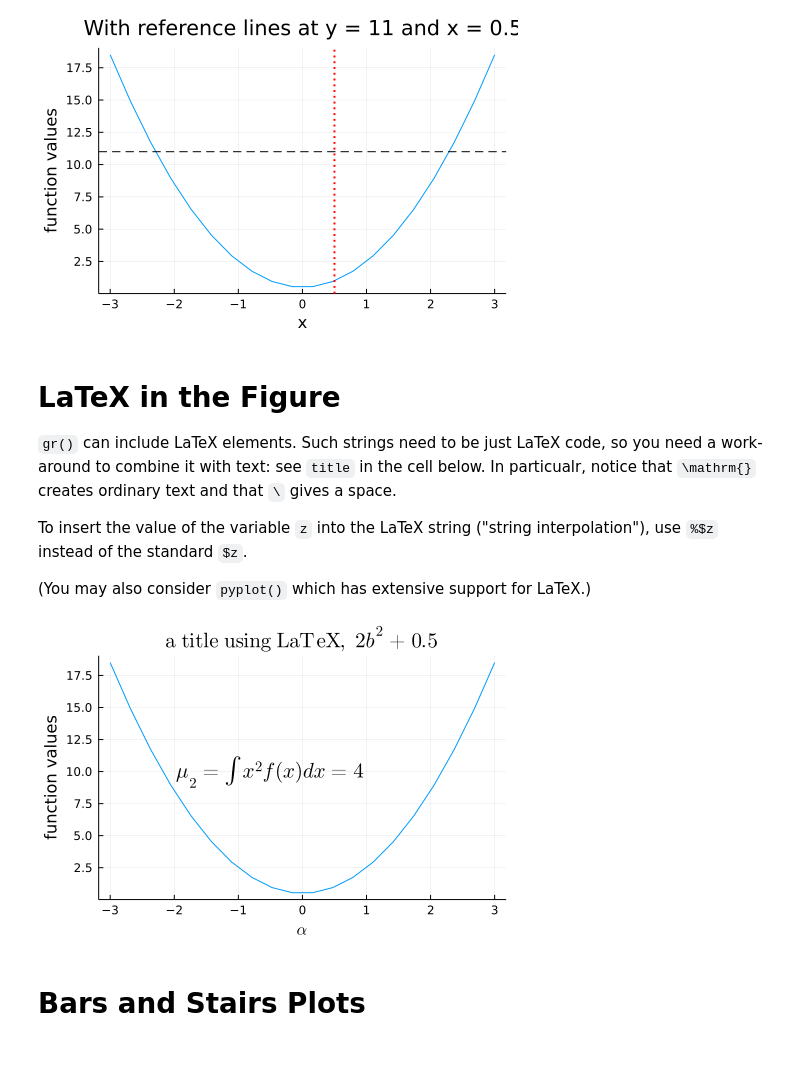
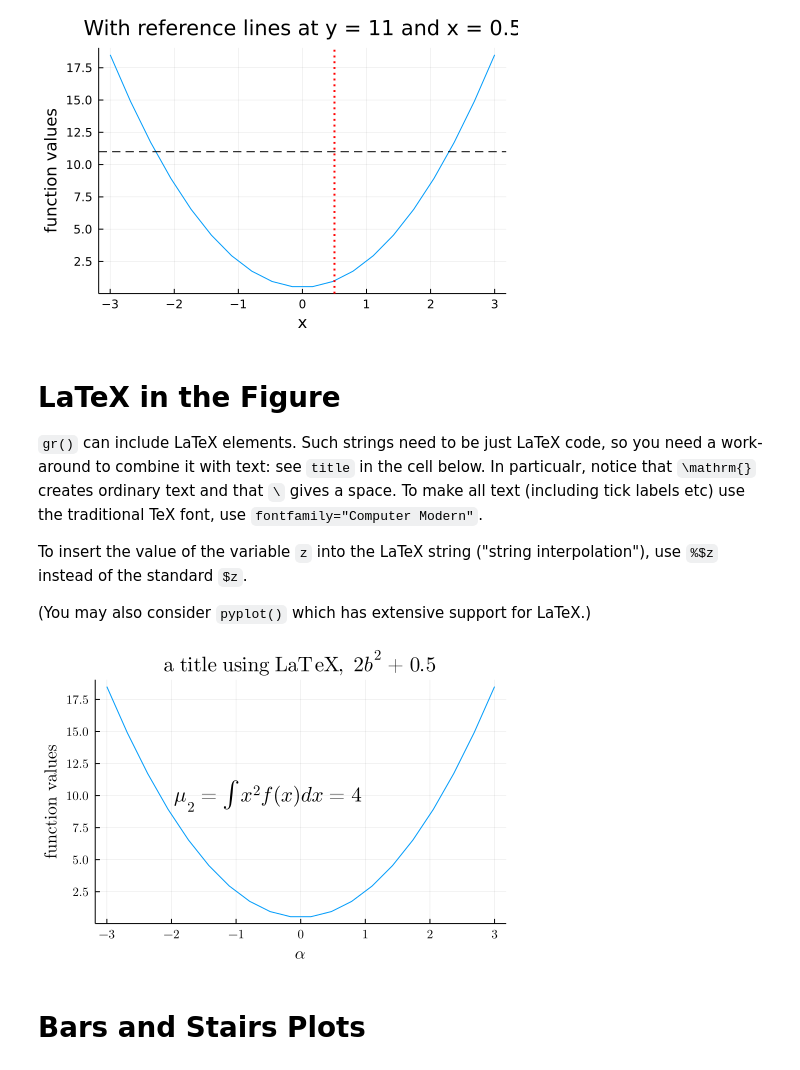
Before and after one commit to PaulSoderlind/JuliaTutorial, a Jupyter notebook: Tutorial_04_Plots.ipynb, the cells around one changed output. Cells and saved outputs as stored; diff of their text form; code cells hidden in the pictures.

Commit message:
fontfamily

```diff
--- a/Tutorial_04_Plots.ipynb
+++ b/Tutorial_04_Plots.ipynb
@@ -98,7 +98,7 @@ display(p1)
 # %% [markdown]
 # LaTeX in the Figure
 
-`gr()` can include LaTeX elements. Such strings need to be just LaTeX code, so you need a work-around to combine it with text: see `title` in the cell below. In particualr, notice that `\mathrm{}` creates ordinary text and that `\` gives a space.
+`gr()` can include LaTeX elements. Such strings need to be just LaTeX code, so you need a work-around to combine it with text: see `title` in the cell below. In particualr, notice that `\mathrm{}` creates ordinary text and that `\` gives a space. To make all text (including tick labels etc) use the traditional TeX font, use `fontfamily="Computer Modern"`.
 
 To insert the value of the variable `z` into the LaTeX string ("string interpolation"), use `%$z` instead of the standard `$z`.
 
@@ -106,16 +106,17 @@ To insert the value of the variable `z` into the LaTeX string ("string interpola
 # %%
 using LaTeXStrings                 #add some LaTeX to the figure
 
 z = 4                             #a value to be used inside the string
 
 p1 = plot( x,y,legend = false,
            title = L"$\mathrm{a \ title \ using \ LaTeX,\ } 2 b^2 + 0.5$",
            xlabel = L"$\alpha$",
            ylabel = "function values",
-           annotation = (-0.5,10,L"$\mu_2 = \int x^2 f(x) dx = %$z $") )     #notice %$z
+           annotation = (-0.5,10,L"$\mu_2 = \int x^2 f(x) dx = %$z $"),  #notice the % in %$z
+           fontfamily = "Computer Modern" ) #comment out this if it does not work
 display(p1)
 # %% [output]
-[figure, old version]
+[figure, new version]
 # %%
 savefig("ASecondPlot.pdf")
 # %% [markdown]
```
Also changed, not shown: parts of 7 cells of this notebook.
